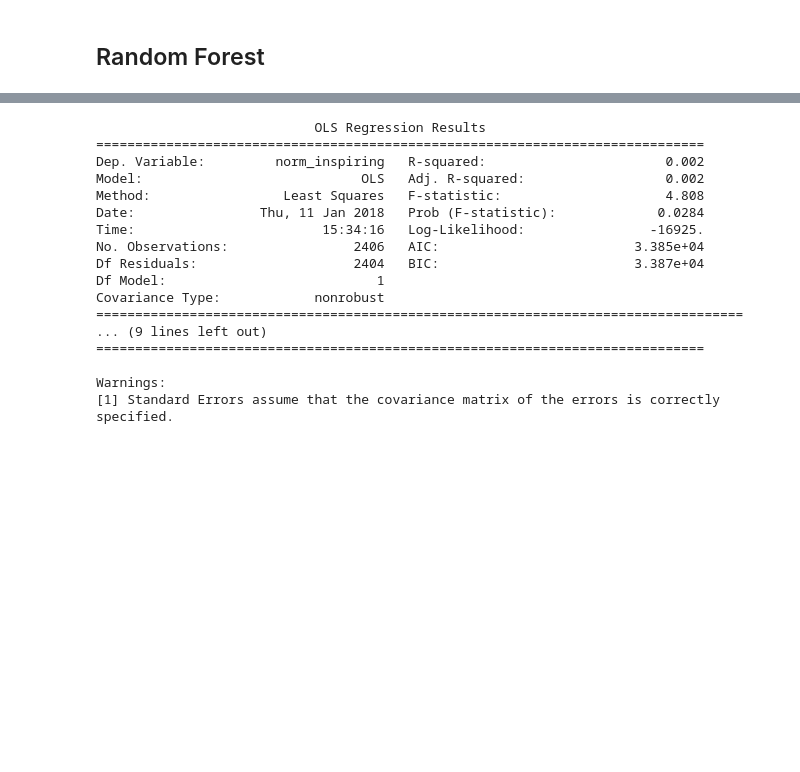
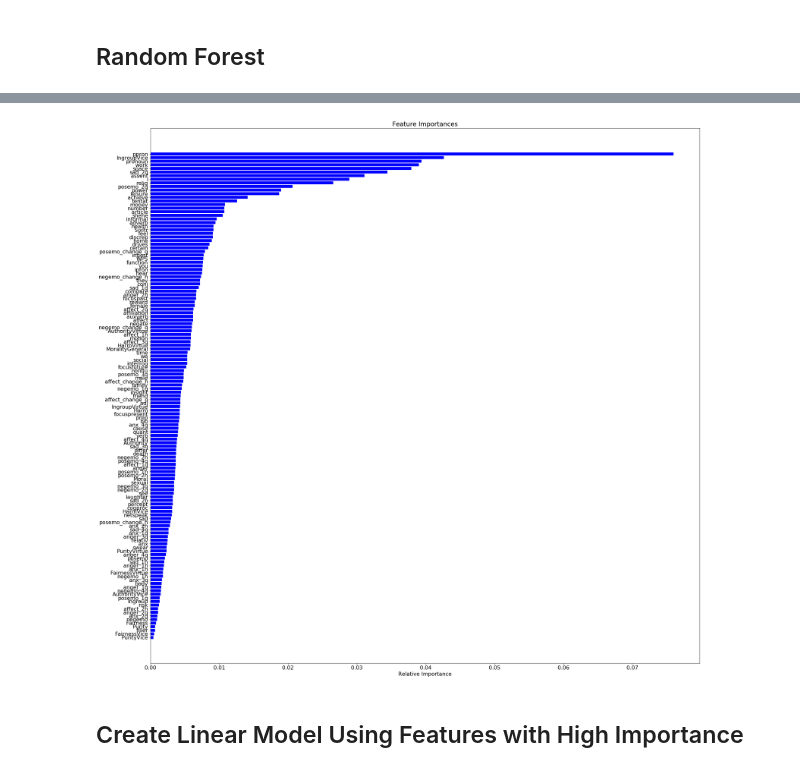
Before and after one commit to owentemple/TED-talks, a Jupyter notebook: find-important-features-in-inspiring.ipynb, the cells around one changed output, grey strips where cells are left out. Cells and saved outputs as stored; diff of their text form; code cells hidden in the pictures; blank space fills up the shorter version.

Commit message:
refine process for choosing various features for models by using settings

```diff
--- a/find-important-features-in-inspiring.ipynb
+++ b/find-important-features-in-inspiring.ipynb
@@ -83,0 +31,2 @@ Accuracy: 1.0
+# %%
+model = sort_important_features(df)
@@ -95,12 +62,39 @@ from sklearn.metrics import mean_squared_error
 # %%
+import matplotlib.pyplot as plt
+import matplotlib
+%matplotlib inline
+
 def sort_important_features(df):
     rf = RandomForestRegressor()
     predictors = df.columns.tolist()
     predictors = [p for p in predictors if p not in settings.NON_PREDICTORS]
-    rf.fit(df[predictors], df[settings.TARGET])
+    model = rf.fit(df[predictors], df[settings.TARGET])
     predictions = rf.predict(df[predictors])
-    results = {name: score for name, score in zip(predictors, rf.feature_importances_)}
+    importances = rf.feature_importances_
+
+    results = {name: score for name, score in zip(predictors, importances)}
     sorted_results = sorted(results.items(), key=operator.itemgetter(1), reverse=True)
-    print(sorted_results)
+    for feat, importance in sorted_results:
+        print('feature: {f}, importance: {i}'.format(f=feat, i=importance))
     accuracy = rf.score(df[predictors], df[settings.TARGET])
     print("Accuracy: {}".format(accuracy))
+    names = [k[0] for k in sorted_results]
+    return model, importances, names
+
+def plot_feature_importances(df, importances, names):
+    reversed_names = names[::-1]
+    predictors = df.columns.tolist()
+    predictors = [p for p in predictors if p not in settings.NON_PREDICTORS]
+    features = predictors
+    indices = np.argsort(importances)
+    predictors = np.array(predictors)
+
+
+    plt.figure(figsize=(30,30))
+    matplotlib.rcParams.update({'font.size': 16})
+    plt.title('Feature Importances')
+    plt.barh(range(len(indices)), importances[indices], color='b', align='center')
+
+    plt.yticks(range(len(indices)),reversed_names)
+    plt.xlabel('Relative Importance')
+    plt.show()
@@ -121,0 +101,2 @@ from sklearn.linear_model import LinearRegression
+# %%
+rf, importances, names = sort_important_features(df)
@@ -121,0 +121,7 @@ from sklearn.linear_model import LinearRegression
+# %%
+
+plot_feature_importances(df, importances, names)
+# %% [output]
+[figure, added]
+# %% [markdown]
+## Create Linear Model Using Features with High Importance
@@ -131,23 +148,3 @@ def create_summary(df):
     est = sm.OLS(df['norm_inspiring'], X2)
     est2 = est.fit()
     print(est2.summary())
-# %%
-create_summary(df)
-# %% [output]
-                            OLS Regression Results
-==============================================================================
-Dep. Variable:         norm_inspiring   R-squared:                       0.002
-Model:                            OLS   Adj. R-squared:                  0.002
-Method:                 Least Squares   F-statistic:                     4.808
-Date:                Thu, 11 Jan 2018   Prob (F-statistic):             0.0284
-Time:                        15:34:16   Log-Likelihood:                -16925.
-No. Observations:                2406   AIC:                         3.385e+04
-Df Residuals:                    2404   BIC:                         3.387e+04
-Df Model:                           1
-Covariance Type:            nonrobust
-===================================================================================
-... (9 lines left out)
-==============================================================================
-
-Warnings:
-[1] Standard Errors assume that the covariance matrix of the errors is correctly specified.
```
Also changed, not shown: parts of 23 cells of this notebook, 7 other files.
